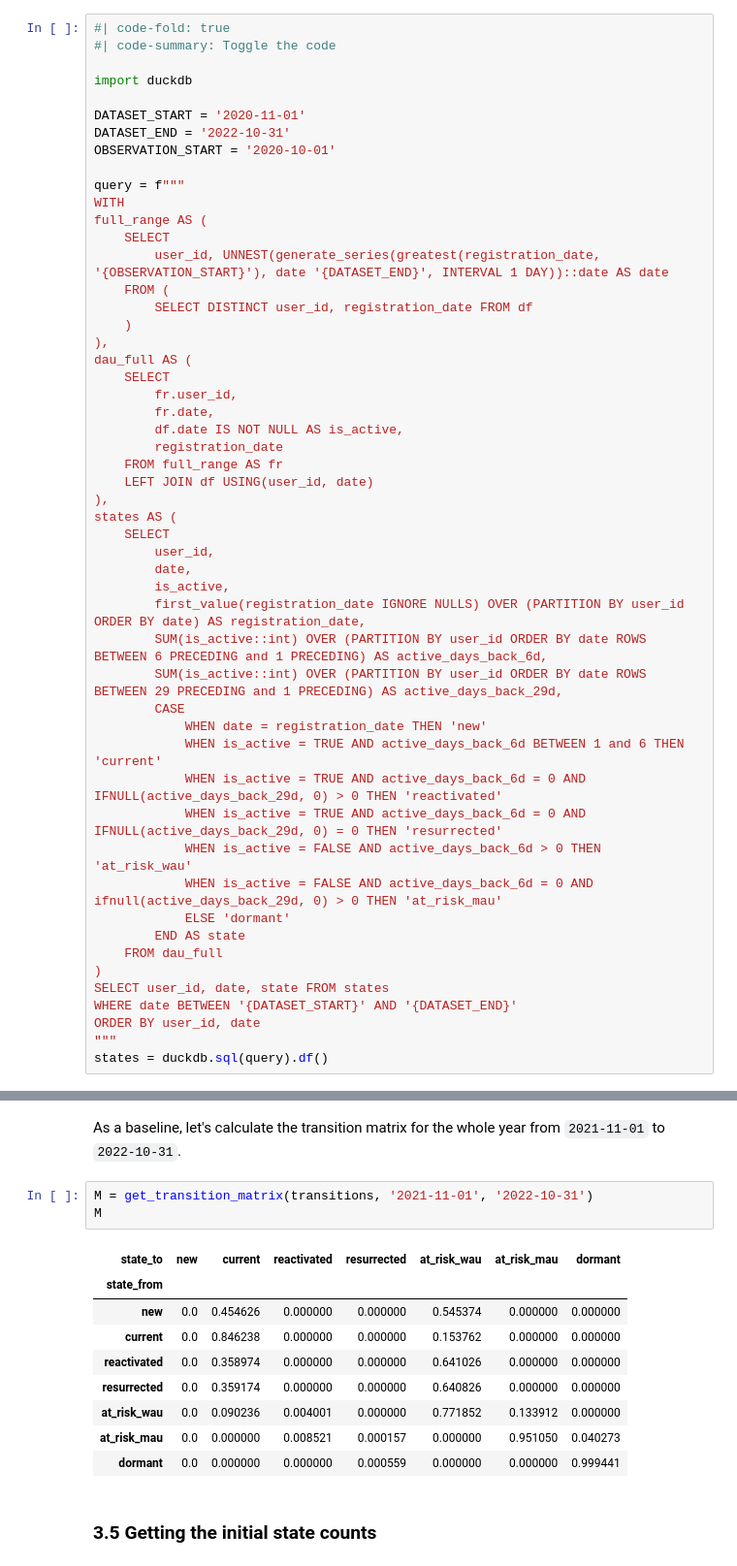
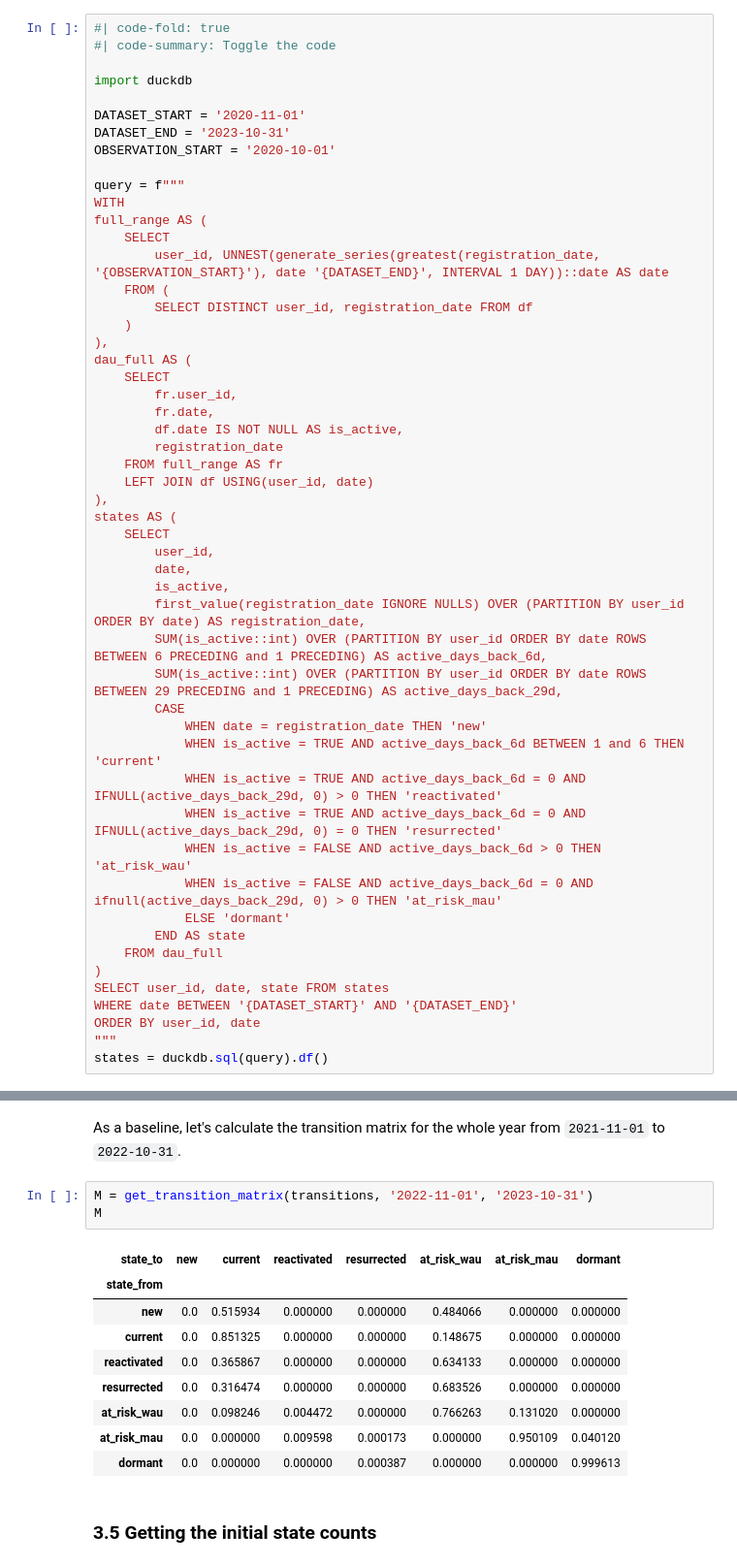
Before and after one commit to wowone/wowone.github.io, a Jupyter notebook: posts/2024-11-01_dau_prediction/dau_prediction.ipynb, the cells around one changed output, grey strips where cells are left out. Shown at 97% size. Cells and saved outputs as stored; diff of their text form.

```diff
--- a/posts/2024-11-01_dau_prediction/dau_prediction.ipynb
+++ b/posts/2024-11-01_dau_prediction/dau_prediction.ipynb
@@ -200,7 +210,7 @@ For readability purposes we split the following SQL query into multiple subqueri
 import duckdb
 
 DATASET_START = '2020-11-01'
-DATASET_END = '2022-10-31'
+DATASET_END = '2023-10-31'
 OBSERVATION_START = '2020-10-01'
 
 query = f"""
@@ -324,18 +334,18 @@ def get_transition_matrix(transitions, date1, date2):
 # %% [markdown]
 As a baseline, let's calculate the transition matrix for the whole year from `2021-11-01` to `2022-10-31`.
 # %%
-M = get_transition_matrix(transitions, '2021-11-01', '2022-10-31')
+M = get_transition_matrix(transitions, '2022-11-01', '2023-10-31')
 M
 # %% [output]
 | state_to | new | current | reactivated | resurrected | at_risk_wau | at_risk_mau | dormant |
 | state_from |  |  |  |  |  |  |  |
-| new | 0.0 | 0.454626 | 0.000000 | 0.000000 | 0.545374 | 0.000000 | 0.000000 |
-| current | 0.0 | 0.846238 | 0.000000 | 0.000000 | 0.153762 | 0.000000 | 0.000000 |
-| reactivated | 0.0 | 0.358974 | 0.000000 | 0.000000 | 0.641026 | 0.000000 | 0.000000 |
-| resurrected | 0.0 | 0.359174 | 0.000000 | 0.000000 | 0.640826 | 0.000000 | 0.000000 |
-| at_risk_wau | 0.0 | 0.090236 | 0.004001 | 0.000000 | 0.771852 | 0.133912 | 0.000000 |
-| at_risk_mau | 0.0 | 0.000000 | 0.008521 | 0.000157 | 0.000000 | 0.951050 | 0.040273 |
-| dormant | 0.0 | 0.000000 | 0.000000 | 0.000559 | 0.000000 | 0.000000 | 0.999441 |
+| new | 0.0 | 0.515934 | 0.000000 | 0.000000 | 0.484066 | 0.000000 | 0.000000 |
+| current | 0.0 | 0.851325 | 0.000000 | 0.000000 | 0.148675 | 0.000000 | 0.000000 |
+| reactivated | 0.0 | 0.365867 | 0.000000 | 0.000000 | 0.634133 | 0.000000 | 0.000000 |
+| resurrected | 0.0 | 0.316474 | 0.000000 | 0.000000 | 0.683526 | 0.000000 | 0.000000 |
+| at_risk_wau | 0.0 | 0.098246 | 0.004472 | 0.000000 | 0.766263 | 0.131020 | 0.000000 |
+| at_risk_mau | 0.0 | 0.000000 | 0.009598 | 0.000173 | 0.000000 | 0.950109 | 0.040120 |
+| dormant | 0.0 | 0.000000 | 0.000000 | 0.000387 | 0.000000 | 0.000000 | 0.999613 |
 # %% [markdown]
 ### 3.5 Getting the initial state counts
 # %% [markdown]
```
Also changed, not shown: parts of 44 cells of this notebook, 23 other files.
